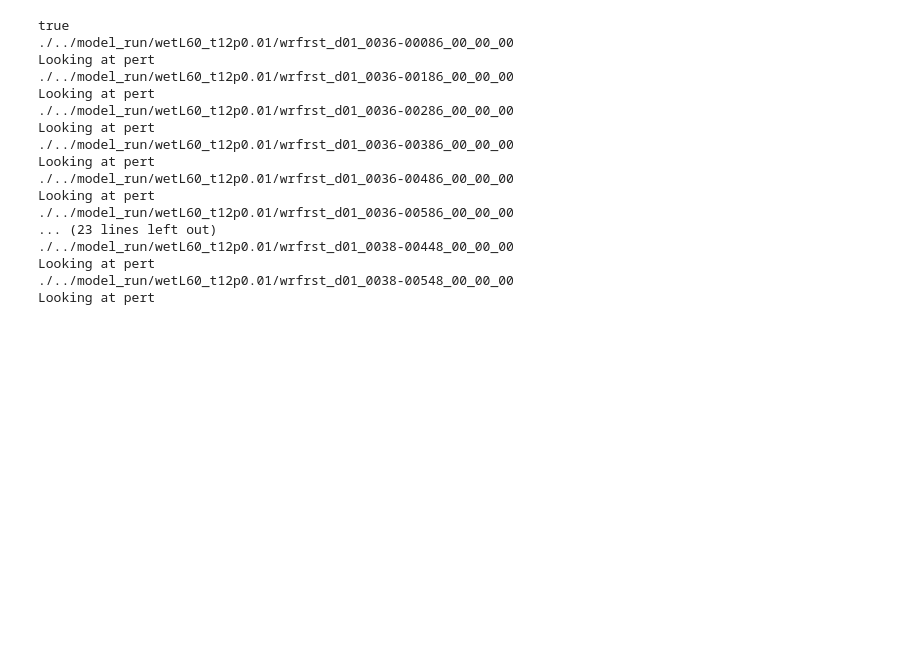
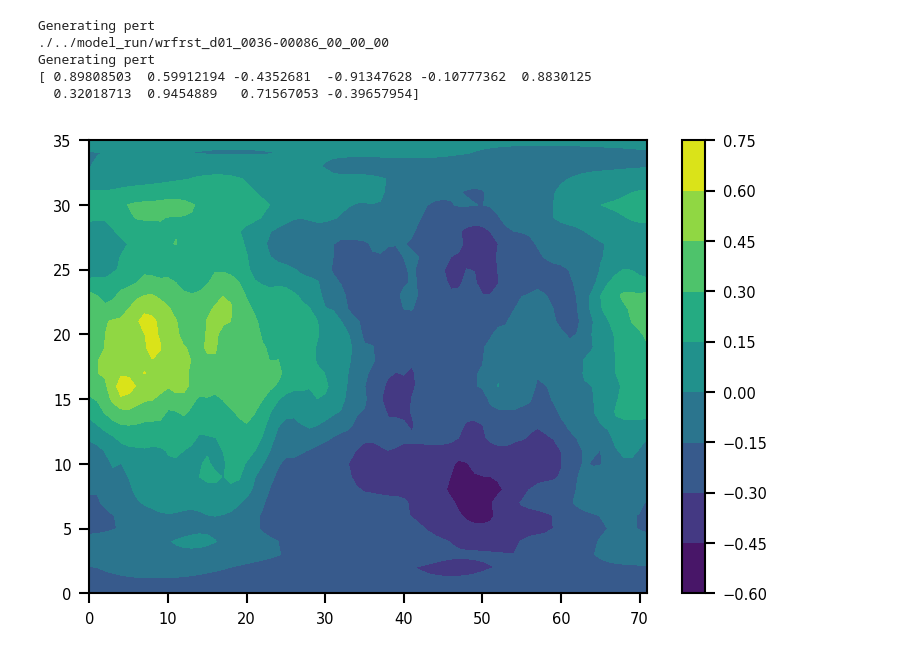
Before and after one commit to sokvisal/marswrf, a Jupyter notebook: tperturbation .ipynb, the cells around one changed output. Saved outputs shown, nothing was run; the diff lists cells and outputs as text; code cells hidden in the pictures; blank space fills up the shorter version.

```diff
--- a/tperturbation .ipynb
+++ b/tperturbation .ipynb
@@ -46,6 +46,6 @@ nlons = 72
 nlats = 36
 grid = Spharmt(nlons,nlats,gridtype='regular',rsphere=3371e3)
 
-tmpspec =  grid.grdtospec(np.zeros((nlats, nlons)), ntrunc=12)
+tmpspec =  grid.grdtospec(np.zeros((nlats, nlons)), ntrunc=35)
 print (tmpspec.size)
 # %% [output]
@@ -53,68 +121,59 @@ print (tmpspec.size)
 # %%
-if glob.glob('./../model_run/wetL60_t12p0.01/*pert*'):
+if glob.glob('./../model_run/dustL45_pert_test/'):
+    generatePert = True
+    print ('Generating pert')
+else:
     generatePert = False
-    print ('true')
-else:
-    generatePert = True
-    print ('false')
+    print ('Looking at pert')
 
-for j in sorted(glob.glob('./../model_run/wetL60_t12p0.01/wrfrst_d01*')):
-    if('_0036' in j) | ('_0037' in j) | ('_0038' in j):
+for j in sorted(glob.glob('./../model_run/wrfrst_d01*')):
+    if('_0036-00086' in j) | ('_0037' in j) | ('_0038' in j):
         filedir = j
         if '_pert' in filedir:
             pass
         else:
             print (filedir)
             data = Dataset(filedir, 'a')
 
-            t2 = data.variables['T_2'][:][0,0]
-            t1 = data.variables['T_1'][:][0,0]
+#             t2 = data.variables['T_2'][:][0,0]
+#             t1 = data.variables['T_1'][:][0,0]
 
             if not generatePert:
                 print('Looking at pert')
                 pert = np.load(filedir+'_pert.npy')
+                print (pert)
             else:
                 print('Generating pert')
 
-                #size = int(91)
+                size = int(665)
                 pert = np.zeros((size))
                 for i, num in enumerate(pert):
                     tmp = np.random.uniform(-1,1)
                     pert[i] = tmp
-                np.save(j.replace('/wrfrst_d01', '/wetL60_t12p0.01/wrfrst_d01')+'_pert.npy', pert)
+                print (pert[:10])
+                np.save(j.replace('/wrfrst_d01', '/dustL45_pert_test/wrfrst_d01')+'_pert.npy', pert)
 
             tmp = np.zeros((52, 36, 72))
             tmp2 = np.zeros((52, 36, 72))
             for i in np.arange(52):
-                tmpspec =  grid.grdtospec(data.variables['T_2'][:][0,i], ntrunc=12)
+                tmpspec =  grid.grdtospec(data.variables['T_2'][:][0,i], ntrunc=35)
+                tmpspec[1:] = tmpspec[1:]*(1+0.01*pert)
+                tmp[i] = grid.spectogrd(tmpspec)# - 300
 
-                tmpspec[:] = tmpspec[:]*(1+0.01*pert)
-                tmp[i] = grid.spectogrd(tmpspec)
+                tmpspec =  grid.grdtospec(data.variables['T_1'][:][0,i], ntrunc=35)
+                tmpspec[1:] = tmpspec[1:]*(1+0.01*pert)
+                tmp2[i] = grid.spectogrd(tmpspec) # - 300
 
-                tmpspec =  grid.grdtospec(data.variables['T_1'][:][0,i], ntrunc=12)
-                tmpspec[:] = tmpspec[:]*(1+0.01*pert)
-                tmp2[i] = grid.spectogrd(tmpspec)
-
-            data.variables['T_2'][:] = tmp[np.newaxis,:,:,:]
-            data.variables['T_1'][:] = tmp2[np.newaxis,:,:,:]
-
+#             data.variables['T_2'][:] = tmp[np.newaxis,:,:,:]
+#             data.variables['T_1'][:] = tmp2[np.newaxis,:,:,:]
+            contourf(tmp[0,:,:] - data.variables["T_2"][0,0])
+            colorbar()
             data.close()
 # %% [output]
-true
-./../model_run/wetL60_t12p0.01/wrfrst_d01_0036-00086_00_00_00
-Looking at pert
-./../model_run/wetL60_t12p0.01/wrfrst_d01_0036-00186_00_00_00
-Looking at pert
-./../model_run/wetL60_t12p0.01/wrfrst_d01_0036-00286_00_00_00
-Looking at pert
-./../model_run/wetL60_t12p0.01/wrfrst_d01_0036-00386_00_00_00
-Looking at pert
-./../model_run/wetL60_t12p0.01/wrfrst_d01_0036-00486_00_00_00
-Looking at pert
-./../model_run/wetL60_t12p0.01/wrfrst_d01_0036-00586_00_00_00
-... (23 lines left out)
-./../model_run/wetL60_t12p0.01/wrfrst_d01_0038-00448_00_00_00
-Looking at pert
-./../model_run/wetL60_t12p0.01/wrfrst_d01_0038-00548_00_00_00
-Looking at pert
+Generating pert
+./../model_run/wrfrst_d01_0036-00086_00_00_00
+Generating pert
+[ 0.89808503  0.59912194 -0.4352681  -0.91347628 -0.10777362  0.8830125
+  0.32018713  0.9454889   0.71567053 -0.39657954]
+[figure, added]
 # %%
```
Also changed, not shown: parts of 3 cells of this notebook.
